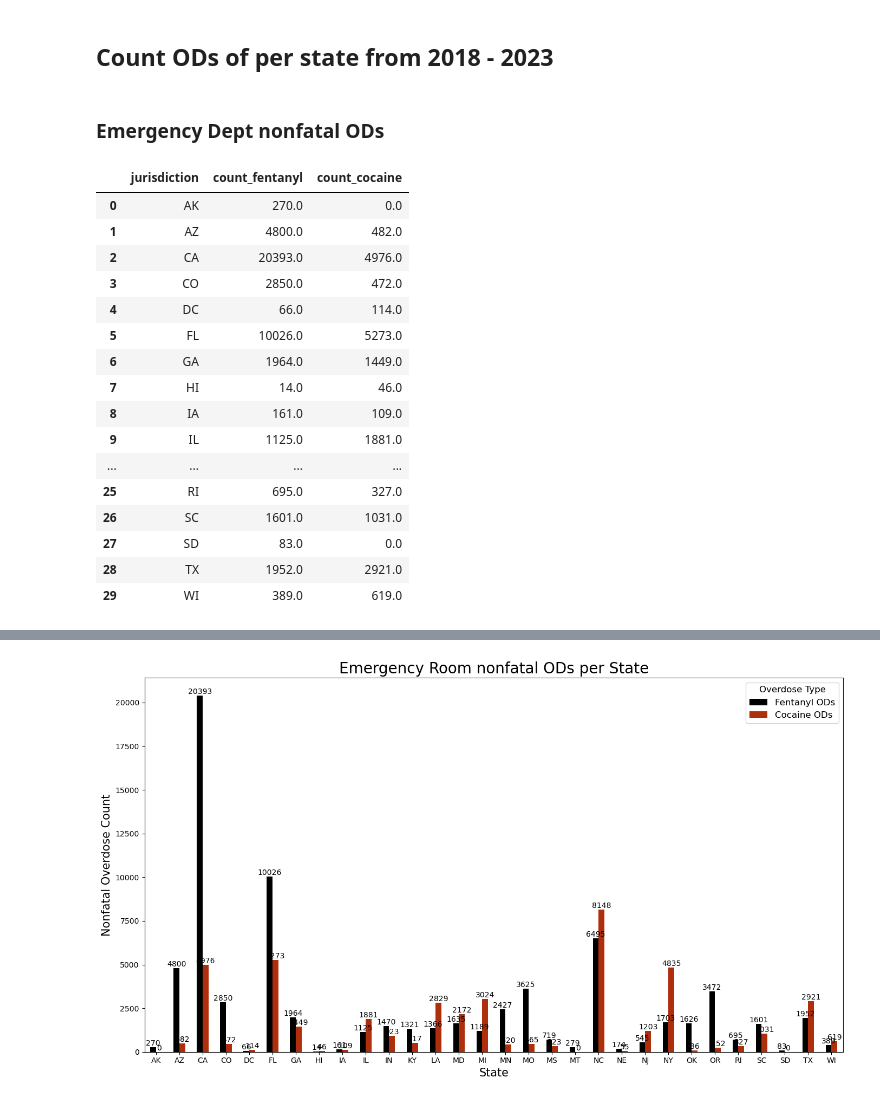
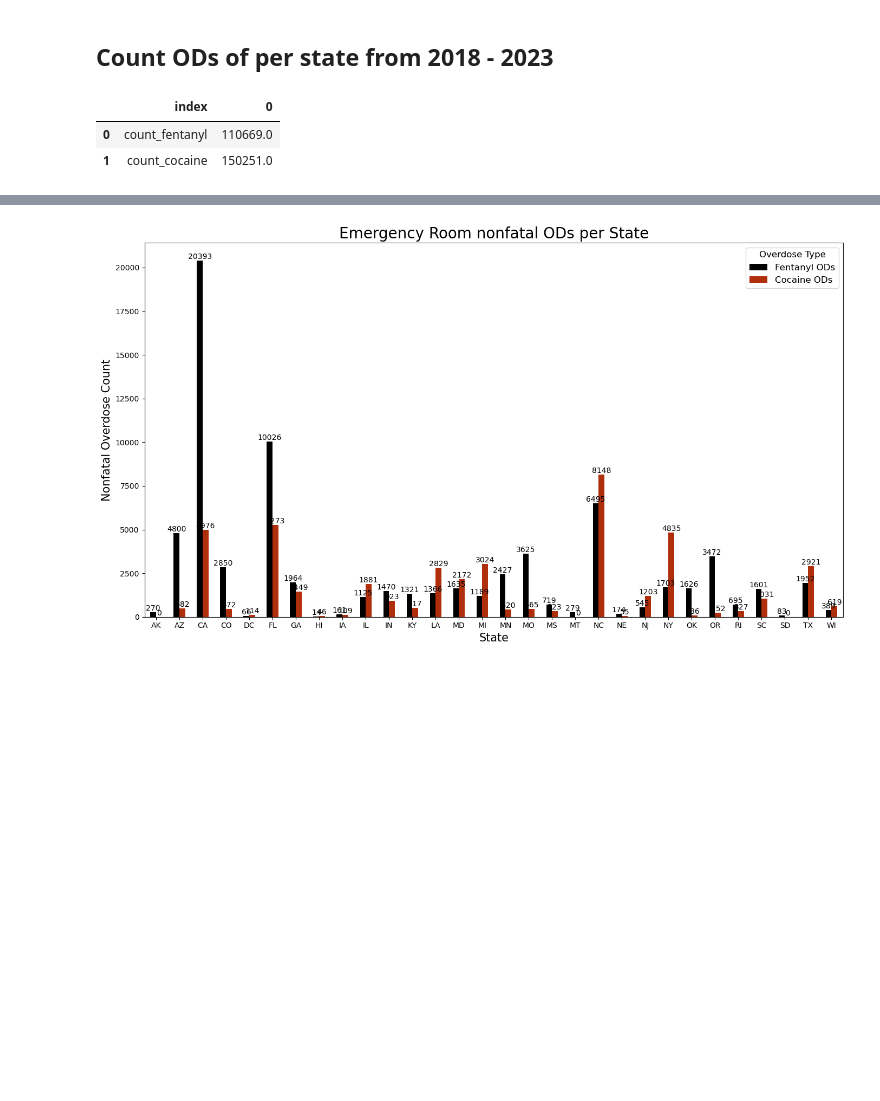
Before and after one commit to dorinajordan22/da14_capstone_2023_cocaine_and_fentanyl_analysis-, a Jupyter notebook: notebooks/2018_2023_cocaine_and_fentanyl_analysis.ipynb, the cells around one changed output, grey strips where cells are left out. Cells and saved outputs as stored; diff of their text form; code cells hidden in the pictures; blank space fills up the shorter version.

```diff
--- a/notebooks/2018_2023_cocaine_and_fentanyl_analysis.ipynb
+++ b/notebooks/2018_2023_cocaine_and_fentanyl_analysis.ipynb
@@ -61,32 +63,15 @@ memory usage: 878.2+ KB
 # How many annual inpatient hospitalizations vs emergency room?
 # %% [markdown]
 ## Count ODs of per state from 2018 - 2023
-# %% [markdown]
-### Emergency Dept nonfatal ODs
 # %%
-yearly2018_2023ed = (
+yearly2018_2023 = (
     er_hospital_states
     .loc[er_hospital_states['jurisdiction']!= 'US']
     .loc[er_hospital_states['month'] == 'all']
-    .loc[er_hospital_states['dataset']=='ED']
-    .groupby('jurisdiction')[['count_fentanyl','count_cocaine']].sum().reset_index()
+    [['count_fentanyl','count_cocaine']].sum().reset_index()
 )
-yearly2018_2023ed
+yearly2018_2023
 # %% [output]
-|  | jurisdiction | count_fentanyl | count_cocaine |
-| 0 | AK | 270.0 | 0.0 |
-| 1 | AZ | 4800.0 | 482.0 |
-| 2 | CA | 20393.0 | 4976.0 |
-| 3 | CO | 2850.0 | 472.0 |
-| 4 | DC | 66.0 | 114.0 |
-| 5 | FL | 10026.0 | 5273.0 |
-| 6 | GA | 1964.0 | 1449.0 |
-| 7 | HI | 14.0 | 46.0 |
-| 8 | IA | 161.0 | 109.0 |
-| 9 | IL | 1125.0 | 1881.0 |
-| ... | ... | ... | ... |
-| 25 | RI | 695.0 | 327.0 |
-| 26 | SC | 1601.0 | 1031.0 |
-| 27 | SD | 83.0 | 0.0 |
-| 28 | TX | 1952.0 | 2921.0 |
-| 29 | WI | 389.0 | 619.0 |
+|  | index | 0 |
+| 0 | count_fentanyl | 110669.0 |
+| 1 | count_cocaine | 150251.0 |
```
Also changed, not shown: parts of 9 cells of this notebook, 1 other file.
